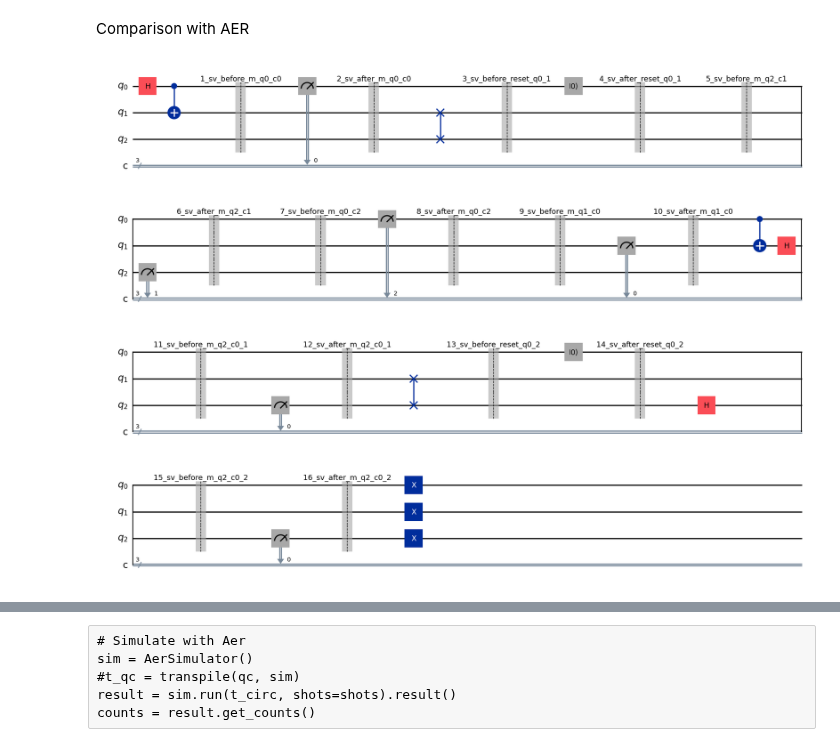
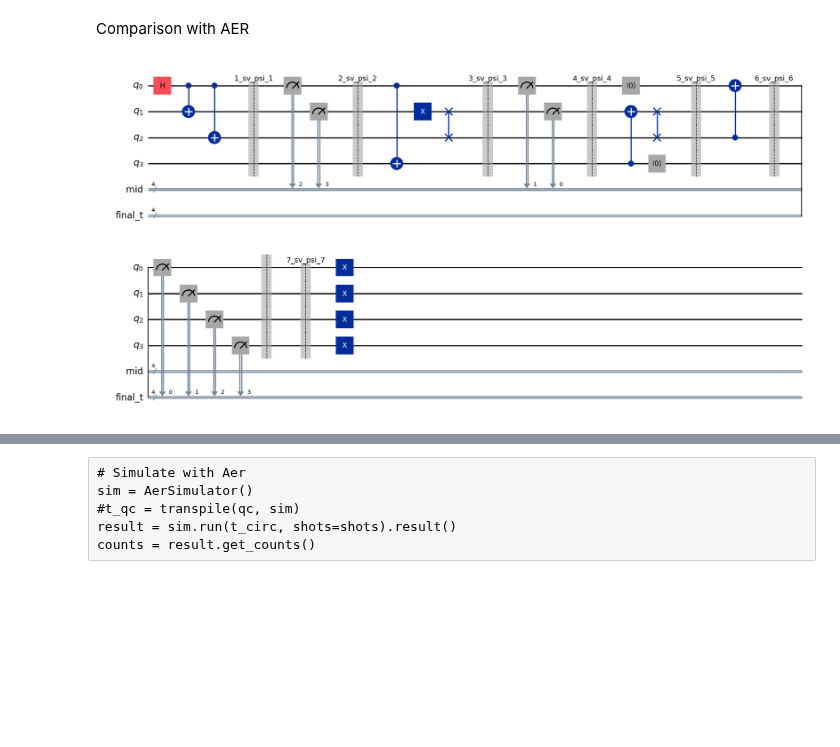
Before and after one commit to CERN-IT-INNOVATION/quantum-gates, a Jupyter notebook: start up and testing/local_fake_backend_test_no_noise.ipynb, the cells around one changed output, grey strips where cells are left out. Drawn from its saved outputs; the diff is of its cells as text; code cells hidden in the pictures; blank space fills up the shorter version.

```diff
--- a/start up and testing/local_fake_backend_test_no_noise.ipynb
+++ b/start up and testing/local_fake_backend_test_no_noise.ipynb
@@ -494,69 +502,62 @@ counts_ng
 Comparison with AER
 # %%
 # comparison circuit with readouts to save statevectors before and after mid-circuit measurements and resets
+N_q = 4 # Number of qubits in the code
+N_m = 4 # Number of mid-measure classical bits
 
-N_q = 3
-aer_qc_small = QuantumCircuit(3, 3)
+qreg = QuantumRegister(N_q, "q")
+mid = ClassicalRegister(N_m, "mid")
+#final = ClassicalRegister(N_m, "final")
+final_t = ClassicalRegister(N_q, "final_t")
+aer_qc_small = QuantumCircuit(qreg, mid, final_t)
 
 aer_qc_small.h(0)
 aer_qc_small.cx(0,1)
+aer_qc_small.cx(0,2)
 
 # --- measure(0,0)
-aer_qc_small.save_statevector(label="1_sv_before_m_q0_c0")
-aer_qc_small.measure(0,0)
-aer_qc_small.save_statevector(label="2_sv_after_m_q0_c0")
+aer_qc_small.save_statevector(label="1_sv_psi_1")
 
+aer_qc_small.measure(0, mid[2])
+#aer_qc_small.measure(1, final[0])
+aer_qc_small.measure(1, mid[3])
+# --- reset(0)
+aer_qc_small.save_statevector(label="2_sv_psi_2")
+aer_qc_small.cx(0,3)
+aer_qc_small.x(1)
 aer_qc_small.swap(1,2)
 
-# --- reset(0)
-aer_qc_small.save_statevector(label="3_sv_before_reset_q0_1")
-aer_qc_small.reset(0)
-aer_qc_small.save_statevector(label="4_sv_after_reset_q0_1")
+aer_qc_small.save_statevector(label="3_sv_psi_3")
 
-# --- measure(2,1)
-aer_qc_small.save_statevector(label="5_sv_before_m_q2_c1")
-aer_qc_small.measure(2,1)
-aer_qc_small.save_statevector(label="6_sv_after_m_q2_c1")
+aer_qc_small.measure(qreg[0], mid[1])
+aer_qc_small.measure(qreg[1], mid[0])
+aer_qc_small.save_statevector(label="4_sv_psi_4")
+
+aer_qc_small.cx(3, 1)
+aer_qc_small.reset(3)
+aer_qc_small.swap(2, 1)
 
 # --- measure(0,2)
-aer_qc_small.save_statevector(label="7_sv_before_m_q0_c2")
-aer_qc_small.measure(0,2)
-aer_qc_small.save_statevector(label="8_sv_after_m_q0_c2")
+aer_qc_small.reset(0)
+aer_qc_small.save_statevector(label="5_sv_psi_5")
+aer_qc_small.cx(2, 0)
+aer_qc_small.save_statevector(label="6_sv_psi_6")
+# --- measure(1,0)
 
-# --- measure(1,0)
-aer_qc_small.save_statevector(label="9_sv_before_m_q1_c0")
-aer_qc_small.measure(1,0)
-aer_qc_small.save_statevector(label="10_sv_after_m_q1_c0")
+aer_qc_small.measure(range(N_q), final_t)
+aer_qc_small.barrier()
+aer_qc_small.save_statevector(label="7_sv_psi_7")
 
-aer_qc_small.cx(0,1)
-aer_qc_small.h(1)
-
-# --- measure(2,0) (first time)
-aer_qc_small.save_statevector(label="11_sv_before_m_q2_c0_1")
-aer_qc_small.measure(2,0)
-aer_qc_small.save_statevector(label="12_sv_after_m_q2_c0_1")
-
-aer_qc_small.swap(1,2)
-
-# --- reset(0) (second time)
-aer_qc_small.save_statevector(label="13_sv_before_reset_q0_2")
-aer_qc_small.reset(0)
-aer_qc_small.save_statevector(label="14_sv_after_reset_q0_2")
-
-aer_qc_small.h(2)
-
-# --- measure(2,0) (second time)
-aer_qc_small.save_statevector(label="15_sv_before_m_q2_c0_2")
-aer_qc_small.measure(2,0)
-aer_qc_small.save_statevector(label="16_sv_after_m_q2_c0_2")
+aer_qc_small.x(range(N_q))
 
 
-aer_qc_small.x(range(3))
+
+
 
 # Optional: draw
 aer_qc_small.draw("mpl")
 # %% [output]
-[figure, old version]
+[figure, new version]
 # %%
 # --- Run and collect statevectors ---
 # Run on Aer *statevector* simulator so mid-circuit saves + collapse work
```
Also changed, not shown: parts of 14 cells of this notebook, 2 other files.
